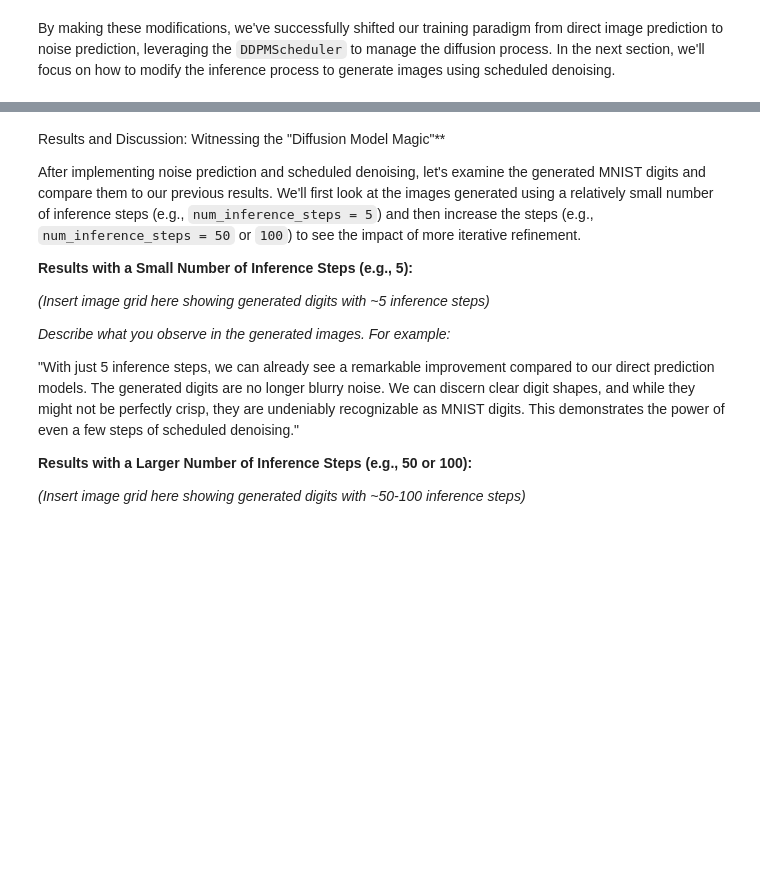
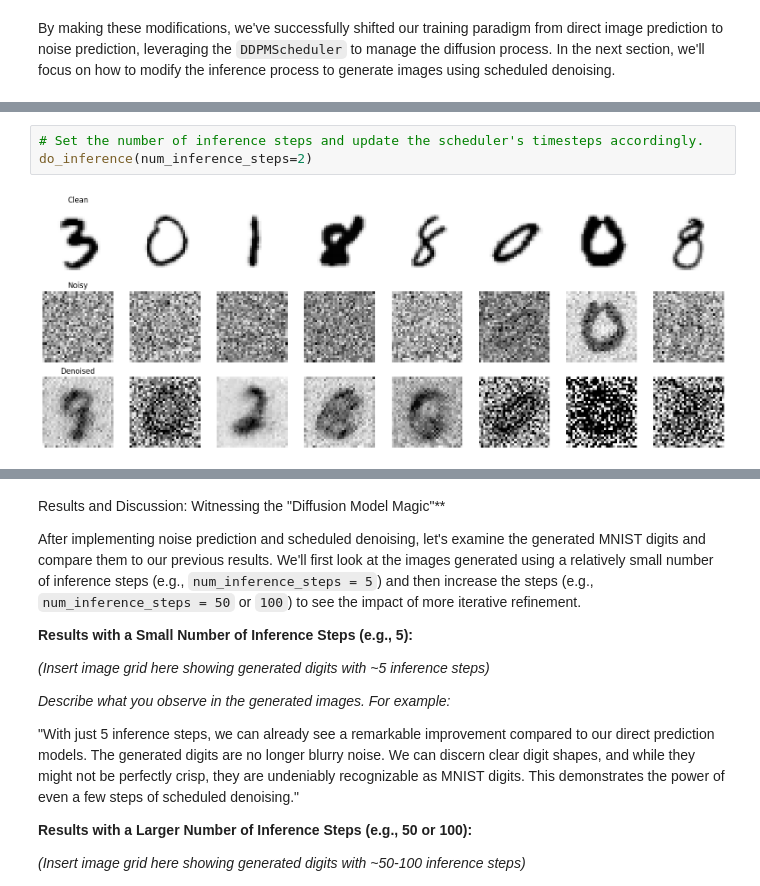
Before and after one commit to hassaanbinaslam/hassaanbinaslam.github.io, a Jupyter notebook: posts/2025-02-18-diffusion-model-mnist-part3.ipynb, the cells around one changed output, grey strips where cells are left out. Drawn from its saved outputs; the diff is of its cells as text; blank space fills up the shorter version.

```diff
--- a/posts/2025-02-18-diffusion-model-mnist-part3.ipynb
+++ b/posts/2025-02-18-diffusion-model-mnist-part3.ipynb
@@ -390,0 +550,5 @@ In the next section, we'll look at the results of this new approach and compare
+# %%
+# Set the number of inference steps and update the scheduler's timesteps accordingly.
+do_inference(num_inference_steps=2)
+# %% [output]
+[figure, added]
```
Also changed, not shown: parts of 28 cells of this notebook.
